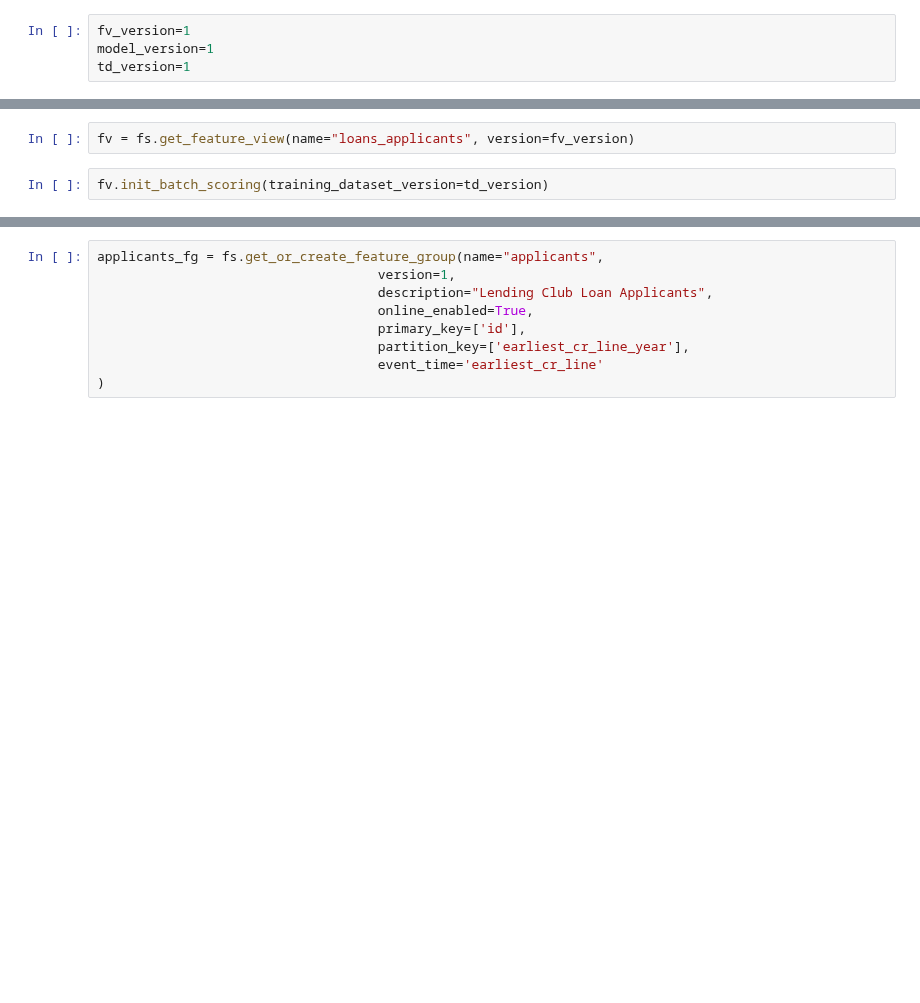
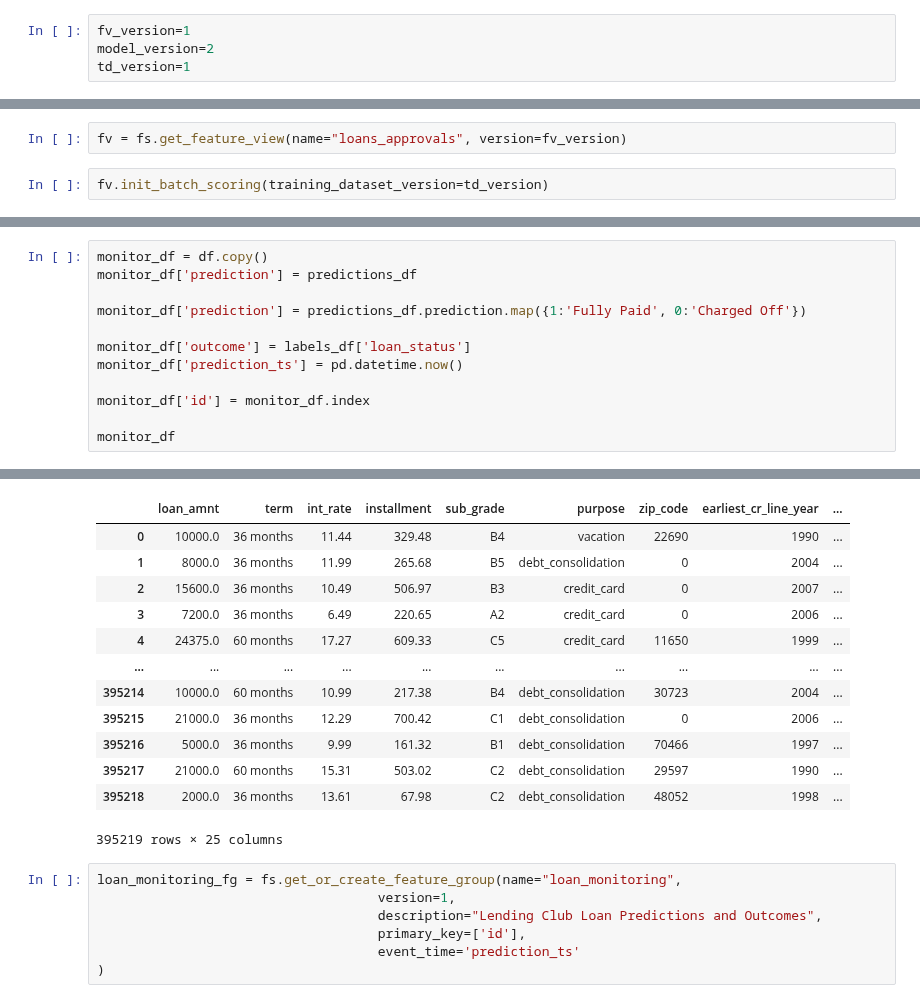
Before and after one commit to logicalclocks/hopsworks-tutorials, a Jupyter notebook: loan_approval/3-loan-approval-batch-inference.ipynb, the cells around one changed output, grey strips where cells are left out. Saved outputs shown, nothing was run; the diff lists cells and outputs as text; blank space fills up the shorter version.

```diff
--- a/loan_approval/3-loan-approval-batch-inference.ipynb
+++ b/loan_approval/3-loan-approval-batch-inference.ipynb
@@ -13,5 +15,5 @@ from sklearn.preprocessing import StandardScaler, OneHotEncoder
 from sklearn.feature_selection import SelectPercentile, chi2
 # %%
 fv_version=1
-model_version=1
+model_version=2
 td_version=1
@@ -38,5 +49,5 @@ DeprecationWarning: the imp module is deprecated in favour of importlib; see the
 # %%
-fv = fs.get_feature_view(name="loans_applicants", version=fv_version)
+fv = fs.get_feature_view(name="loans_approvals", version=fv_version)
 # %%
 fv.init_batch_scoring(training_dataset_version=td_version)
 # %%
@@ -69,0 +145,13 @@ predictions = pd.DataFrame(numpy_array, columns=cols)
+# %%
+monitor_df = df.copy()
+monitor_df['prediction'] = predictions_df
+
+monitor_df['prediction'] = predictions_df.prediction.map({1:'Fully Paid', 0:'Charged Off'})
+
+monitor_df['outcome'] = labels_df['loan_status']
+monitor_df['prediction_ts'] = pd.datetime.now()
+
+monitor_df['id'] = monitor_df.index
+
+monitor_df
+# %% [output]
@@ -70,9 +159,20 @@ predictions = pd.DataFrame(numpy_array, columns=cols)
+|  | loan_amnt | term | int_rate | installment | sub_grade | purpose | zip_code | earliest_cr_line_year | ... |
+| 0 | 10000.0 | 36 months | 11.44 | 329.48 | B4 | vacation | 22690 | 1990 | ... |
+| 1 | 8000.0 | 36 months | 11.99 | 265.68 | B5 | debt_consolidation | 0 | 2004 | ... |
+| 2 | 15600.0 | 36 months | 10.49 | 506.97 | B3 | credit_card | 0 | 2007 | ... |
+| 3 | 7200.0 | 36 months | 6.49 | 220.65 | A2 | credit_card | 0 | 2006 | ... |
+| 4 | 24375.0 | 60 months | 17.27 | 609.33 | C5 | credit_card | 11650 | 1999 | ... |
+| ... | ... | ... | ... | ... | ... | ... | ... | ... | ... |
+| 395214 | 10000.0 | 60 months | 10.99 | 217.38 | B4 | debt_consolidation | 30723 | 2004 | ... |
+| 395215 | 21000.0 | 36 months | 12.29 | 700.42 | C1 | debt_consolidation | 0 | 2006 | ... |
+| 395216 | 5000.0 | 36 months | 9.99 | 161.32 | B1 | debt_consolidation | 70466 | 1997 | ... |
+| 395217 | 21000.0 | 60 months | 15.31 | 503.02 | C2 | debt_consolidation | 29597 | 1990 | ... |
+| 395218 | 2000.0 | 36 months | 13.61 | 67.98 | C2 | debt_consolidation | 48052 | 1998 | ... |
+395219 rows × 25 columns
 # %%
-applicants_fg = fs.get_or_create_feature_group(name="applicants",
+loan_monitoring_fg = fs.get_or_create_feature_group(name="loan_monitoring",
                                     version=1,
-                                    description="Lending Club Loan Applicants",
-                                    online_enabled=True,
+                                    description="Lending Club Loan Predictions and Outcomes",
                                     primary_key=['id'],
-                                    partition_key=['earliest_cr_line_year'],
-                                    event_time='earliest_cr_line'
+                                    event_time='prediction_ts'
 )
```
Also changed, not shown: parts of 15 cells of this notebook, 5 other files.
